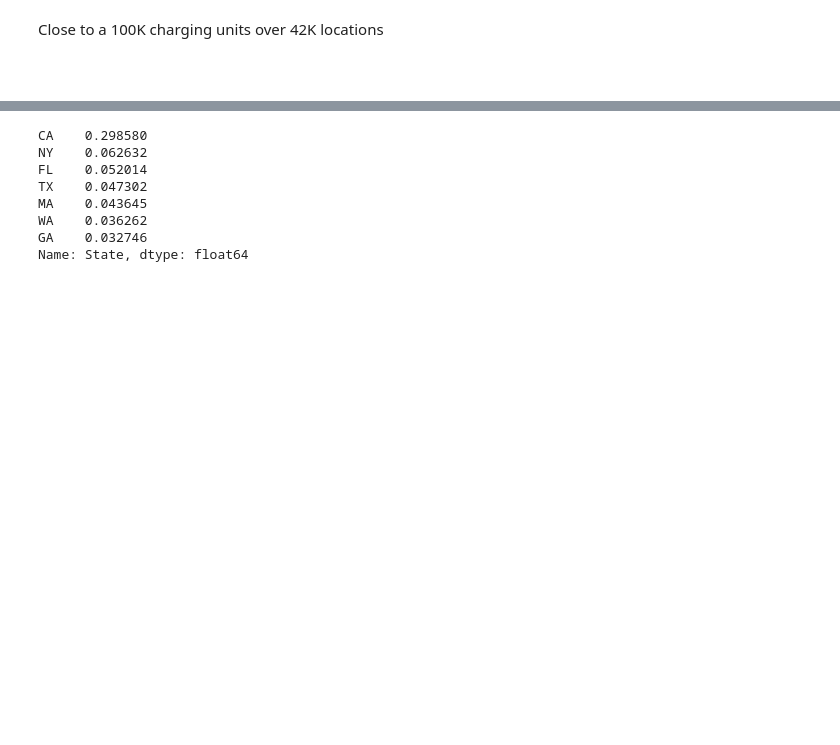
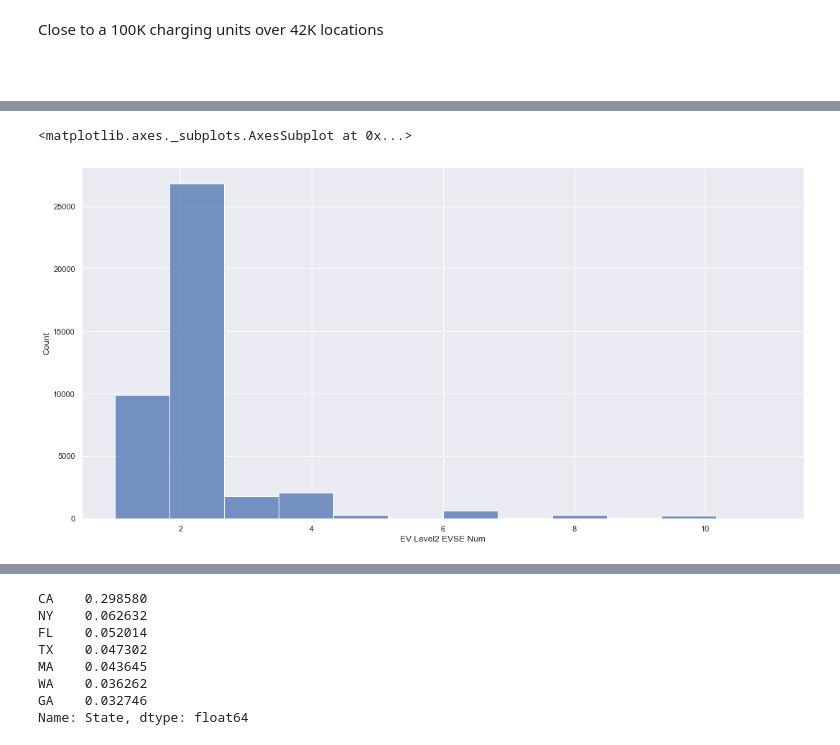
Before and after one commit to encodingintuition/EV_Infrastructure, a Jupyter notebook: code/EV_charging_.ipynb, the cells around one changed output, grey strips where cells are left out. Cells and saved outputs as stored; diff of their text form; code cells hidden in the pictures; blank space fills up the shorter version.

Commit message:
level 2 more

```diff
--- a/code/EV_charging_.ipynb
+++ b/code/EV_charging_.ipynb
@@ -53,0 +100,6 @@ Close to a 100K charging units over 42K locations
+# %%
+temp = df[(df['EV Level2 EVSE Num'] > 0 ) & (df['EV Level2 EVSE Num'] < 12)]
+sns.histplot(data = temp, x = 'EV Level2 EVSE Num', bins = 12)
+# %% [output]
+<matplotlib.axes._subplots.AxesSubplot at 0x...>
+[figure, added]
```
Also changed, not shown: parts of 9 cells of this notebook.
